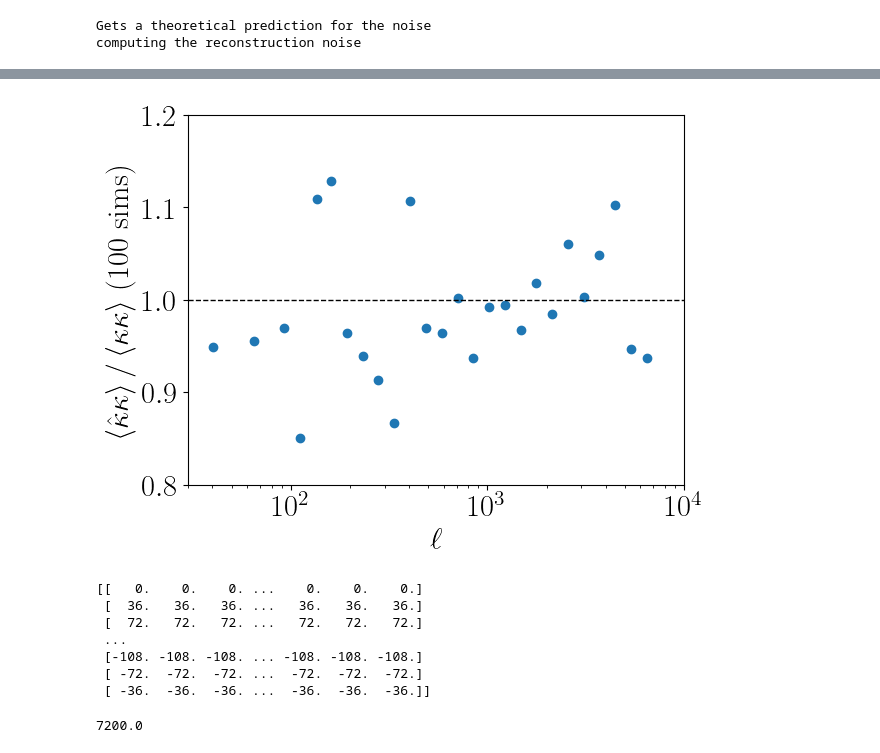
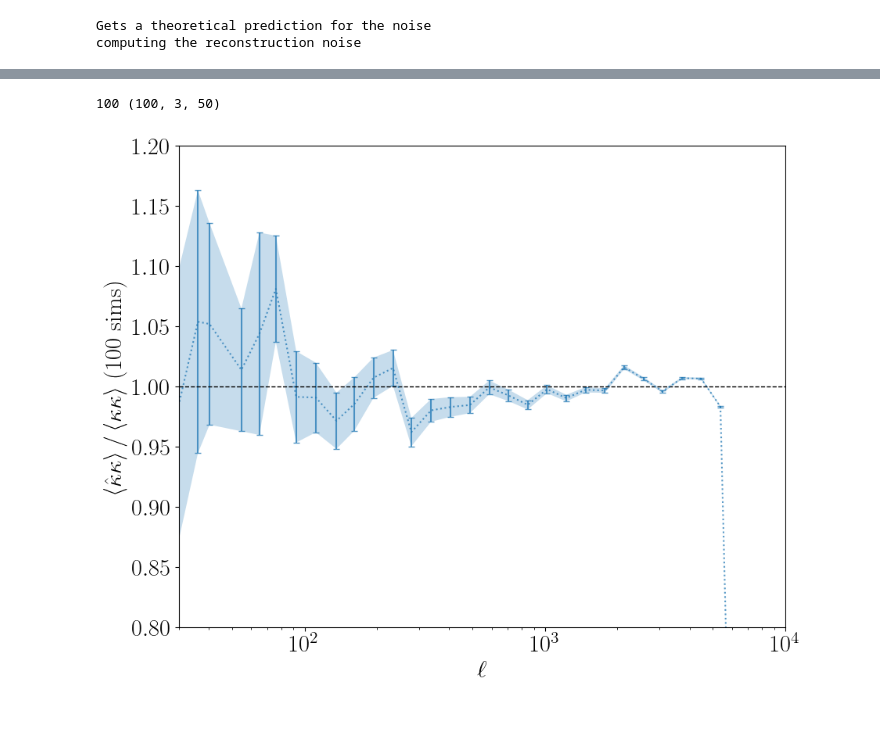
Before and after one commit to DelonShen/LensQuEst, a Jupyter notebook: dev/check_norm.ipynb, the cells around one changed output, grey strips where cells are left out. Drawn from its saved outputs; the diff is of its cells as text; code cells hidden in the pictures; blank space fills up the shorter version.

Commit message:
sims + QE done running, generated new plots

```diff
--- a/dev/check_norm.ipynb
+++ b/dev/check_norm.ipynb
@@ -113,26 +129,42 @@ for i in trange(100):
+# %%
+def combine_Cl(Cls_tot):
+    n_runs = np.shape(Cls_tot)[0]
+    print(n_runs, np.shape(Cls_tot))
+    lCen = Cls_tot[0][0]
+    Cls = np.sum(np.transpose(Cls_tot, axes=[1,2,0])[1], axis=1)/n_runs
+    sCls = np.sqrt(np.sum(np.square(np.transpose(Cls_tot, axes=[1,2,0])[2]), axis=1))/n_runs
+    return lCen, Cls, sCls
 # %%
-plt.scatter(tmp_lCen, data/cnt)
+fig,ax = plt.subplots(nrows=1, figsize=(10,8))
+
+lCen, Cl, sCl = combine_Cl(np.array(ps_data[ck]))
+
+kk_true = np.array([p2d_cmblens.fPinterp(l) for l in lCen])
+
+Cl = Cl/kk_true
+sCl = sCl/kk_true
+
+Ipos = np.where(Cl>=1e-30)
+ax.errorbar(lCen[Ipos], (Cl[Ipos]), yerr=sCl[Ipos], alpha=.75,
+            fmt=':', capsize=3, capthick=1)
+
+
+tmp_data = {
+        'x': lCen[Ipos],
+        'y1': [y - e for y, e in zip((Cl[Ipos]), sCl[Ipos])],
+        'y2': [y + e for y, e in zip((Cl[Ipos]), sCl[Ipos])]}
+ax.fill_between(**tmp_data,  alpha=.25)
+
 plt.xscale('log')
 plt.xlabel(r'$\ell$')
 # plt.yscale('log')
+
 plt.ylabel(r'$\left<\hat\kappa \kappa\right>/\left<\kappa \kappa\right>$ (100 sims)')
 plt.ylim(0.8,1.2)
 plt.xlim(30,1e4)
+
 plt.axhline(1, linewidth=1, linestyle="--", color="black")
-plt.savefig('figures/khatk_over_kk_800x800_20x20.png')
+plt.savefig('figures/khatk_over_kk_800x800_20x20.pdf')
 # %% [output]
+100 (100, 3, 50)
-[figure, old version]
+[figure, new version]
-# %%
-print(baseMap.lx[0])
-# %% [output]
-[[   0.    0.    0. ...    0.    0.    0.]
- [  36.   36.   36. ...   36.   36.   36.]
- [  72.   72.   72. ...   72.   72.   72.]
- ...
- [-108. -108. -108. ... -108. -108. -108.]
- [ -72.  -72.  -72. ...  -72.  -72.  -72.]
- [ -36.  -36.  -36. ...  -36.  -36.  -36.]]
-# %%
-print(baseMap.lx.max())
-# %% [output]
-7200.0
```
Also changed, not shown: parts of 6 cells of this notebook, 9 other files.
